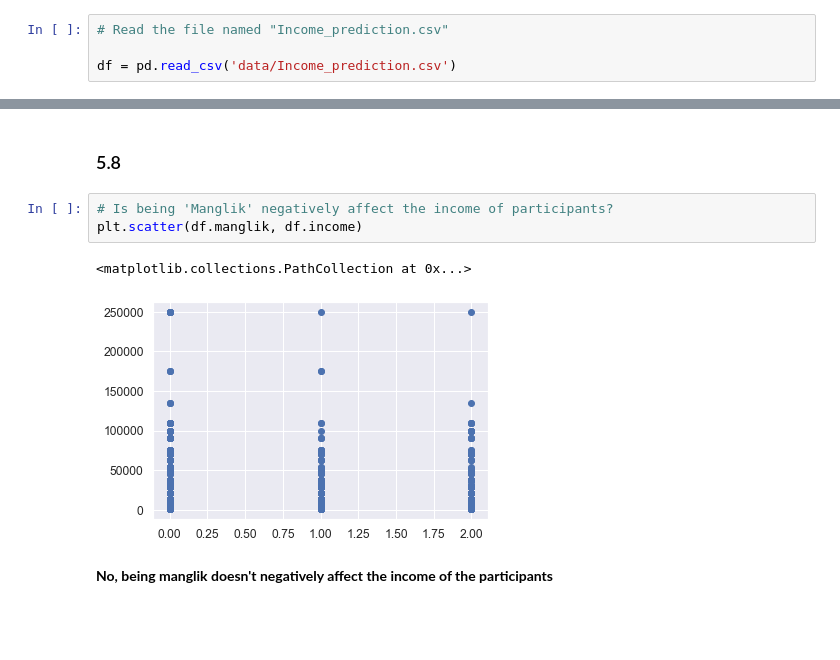
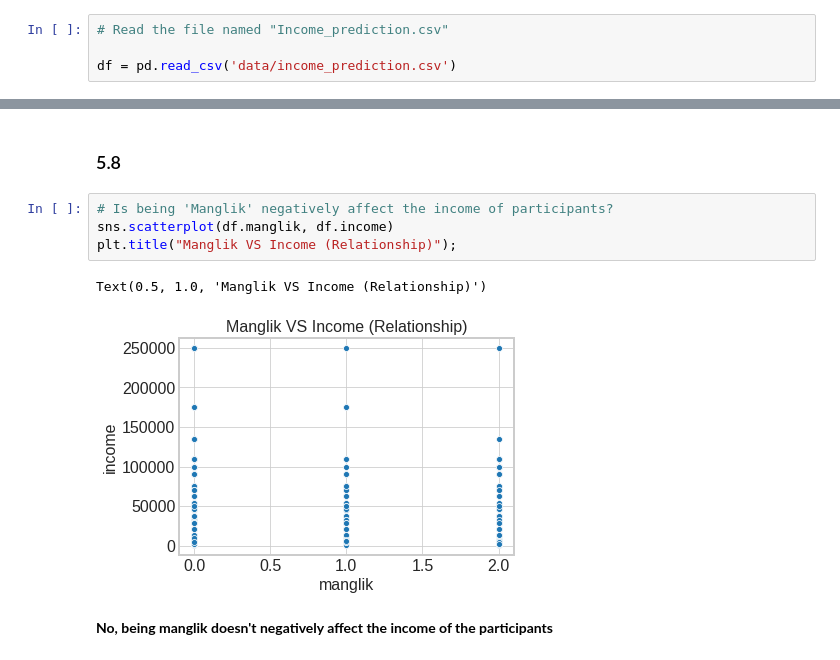
Before and after one commit to Wangsherpa/homework-1, a Jupyter notebook: ai1_c1_homework1_students.ipynb, the cells around one changed output, grey strips where cells are left out. Cells and saved outputs as stored; diff of their text form; blank space fills up the shorter version.

```diff
--- a/ai1_c1_homework1_students.ipynb
+++ b/ai1_c1_homework1_students.ipynb
@@ -863,7 +862,7 @@ This is a dataset designed to make you think about issues of bias and social iss
 # %%
 # Read the file named "Income_prediction.csv"
 
-df = pd.read_csv('data/Income_prediction.csv')
+df = pd.read_csv('data/income_prediction.csv')
 # %% [markdown]
 <div class="alert alert-block alert-danger" style="color:black;background-color:#F6E6E2">
 
@@ -1025,10 +1056,11 @@ Name: income, dtype: float64
 ### 5.8
 # %%
 # Is being 'Manglik' negatively affect the income of participants?
-plt.scatter(df.manglik, df.income)
+sns.scatterplot(df.manglik, df.income)
+plt.title("Manglik VS Income (Relationship)");
 # %% [output]
-<matplotlib.collections.PathCollection at 0x...>
+Text(0.5, 1.0, 'Manglik VS Income (Relationship)')
-[figure, old version]
+[figure, new version]
 # %% [markdown]
 **No, being manglik doesn't negatively affect the income of the participants**
 # %% [markdown]
```
Also changed, not shown: parts of 25 cells of this notebook.
